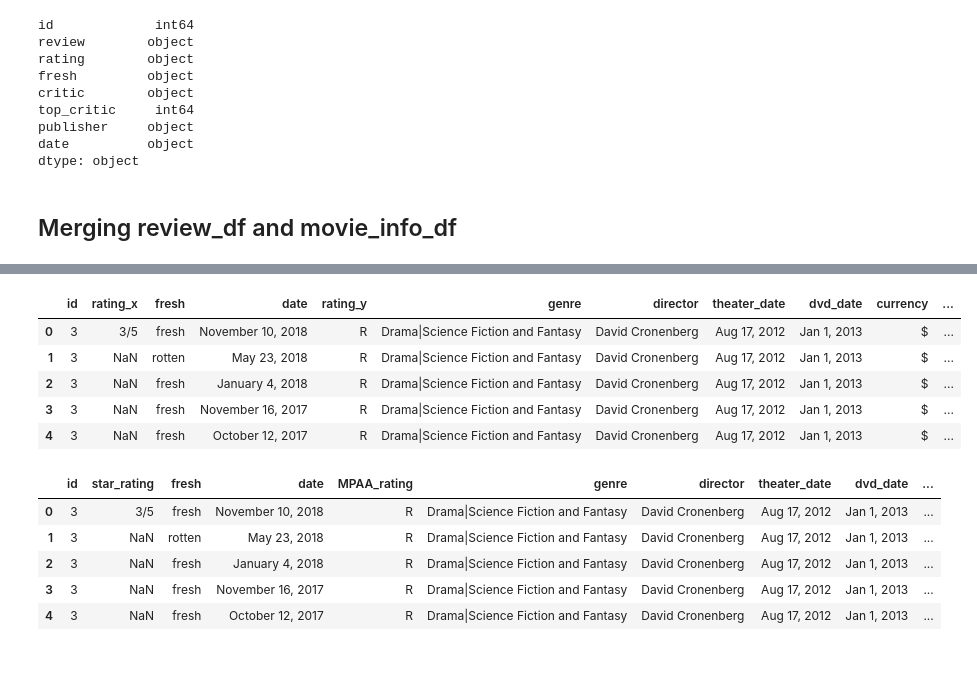
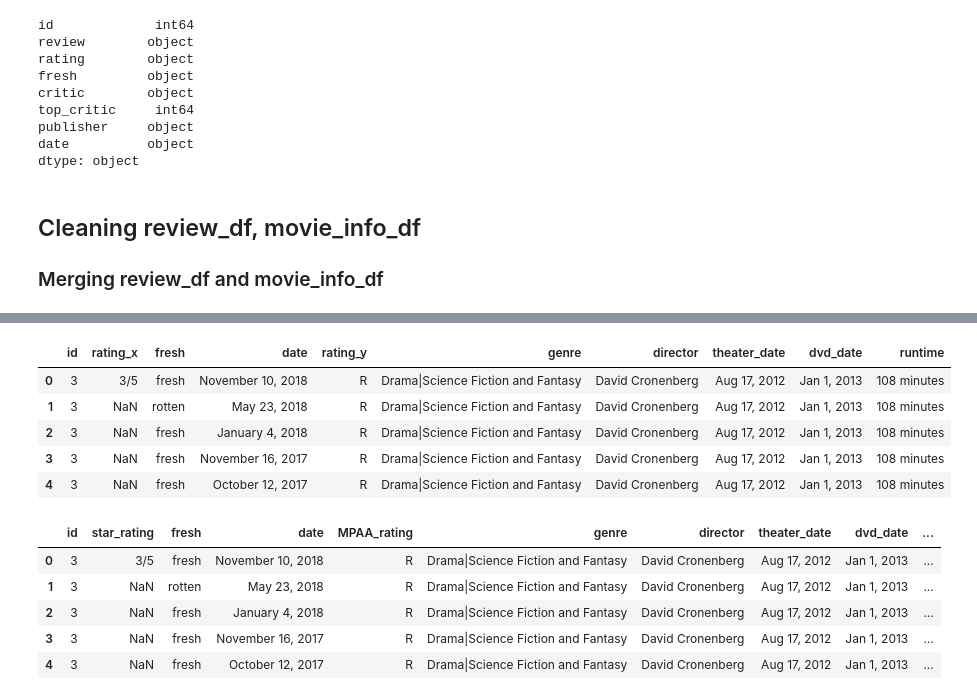
Before and after one commit to kev065/movie-studio-project, a Jupyter notebook: index.ipynb, the cells around one changed output, grey strips where cells are left out. Saved outputs shown, nothing was run; the diff lists cells and outputs as text; code cells hidden in the pictures; blank space fills up the shorter version.

```diff
--- a/index.ipynb
+++ b/index.ipynb
@@ -125,7 +125,9 @@ publisher     object
 date          object
 dtype: object
 # %% [markdown]
-## Merging review_df and movie_info_df
+## Cleaning review_df, movie_info_df
+
+### Merging review_df and movie_info_df
 # %%
 # Using the merge() function in pandas to merge the two datasets on a common column.
 
@@ -140,19 +142,19 @@ merged_df.head()
 | 3 | 3 | Continuing along a line introduce... | NaN | fresh | Daniel Kasman | 0 | MUBI | November 16, 2017 | New York City, not-too-distant-fu... | R | ... |
 | 4 | 3 | ... a perverse twist on neorealis... | NaN | fresh | NaN | 0 | Cinema Scope | October 12, 2017 | New York City, not-too-distant-fu... | R | ... |
 # %%
-# Dropping the following columns: review, critic, top_critic, publisher, synopsis,
+# Dropping the following columns: review, critic, top_critic, publisher, synopsis, currency, box_office
 # writer, & studio columns from 'merged_df' dataframe
 
-merged_df = merged_df.drop(['review', 'critic', 'top_critic', 'publisher', 'synopsis', 'writer', 'studio'], axis=1)
+merged_df = merged_df.drop(['review', 'critic', 'top_critic', 'publisher', 'synopsis', 'writer', 'studio', 'currency', 'box_office'], axis=1)
 
 merged_df.head()
 # %% [output]
-|  | id | rating_x | fresh | date | rating_y | genre | director | theater_date | dvd_date | currency | ... |
-| 0 | 3 | 3/5 | fresh | November 10, 2018 | R | Drama|Science Fiction and Fantasy | David Cronenberg | Aug 17, 2012 | Jan 1, 2013 | $ | ... |
-| 1 | 3 | NaN | rotten | May 23, 2018 | R | Drama|Science Fiction and Fantasy | David Cronenberg | Aug 17, 2012 | Jan 1, 2013 | $ | ... |
-| 2 | 3 | NaN | fresh | January 4, 2018 | R | Drama|Science Fiction and Fantasy | David Cronenberg | Aug 17, 2012 | Jan 1, 2013 | $ | ... |
-| 3 | 3 | NaN | fresh | November 16, 2017 | R | Drama|Science Fiction and Fantasy | David Cronenberg | Aug 17, 2012 | Jan 1, 2013 | $ | ... |
-| 4 | 3 | NaN | fresh | October 12, 2017 | R | Drama|Science Fiction and Fantasy | David Cronenberg | Aug 17, 2012 | Jan 1, 2013 | $ | ... |
+|  | id | rating_x | fresh | date | rating_y | genre | director | theater_date | dvd_date | runtime |
+| 0 | 3 | 3/5 | fresh | November 10, 2018 | R | Drama|Science Fiction and Fantasy | David Cronenberg | Aug 17, 2012 | Jan 1, 2013 | 108 minutes |
+| 1 | 3 | NaN | rotten | May 23, 2018 | R | Drama|Science Fiction and Fantasy | David Cronenberg | Aug 17, 2012 | Jan 1, 2013 | 108 minutes |
+| 2 | 3 | NaN | fresh | January 4, 2018 | R | Drama|Science Fiction and Fantasy | David Cronenberg | Aug 17, 2012 | Jan 1, 2013 | 108 minutes |
+| 3 | 3 | NaN | fresh | November 16, 2017 | R | Drama|Science Fiction and Fantasy | David Cronenberg | Aug 17, 2012 | Jan 1, 2013 | 108 minutes |
+| 4 | 3 | NaN | fresh | October 12, 2017 | R | Drama|Science Fiction and Fantasy | David Cronenberg | Aug 17, 2012 | Jan 1, 2013 | 108 minutes |
 # %%
 # change column names from 'rating_x' to 'star_rating' and 'rating_y' to 'MPAA_rating'
 
```
Also changed, not shown: parts of 22 cells of this notebook.
